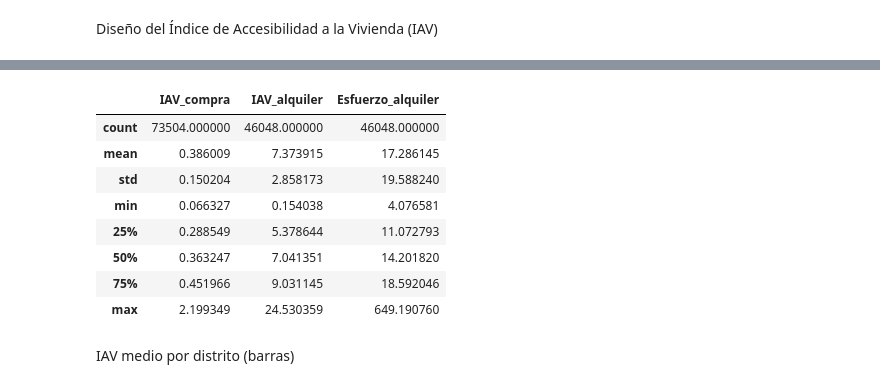
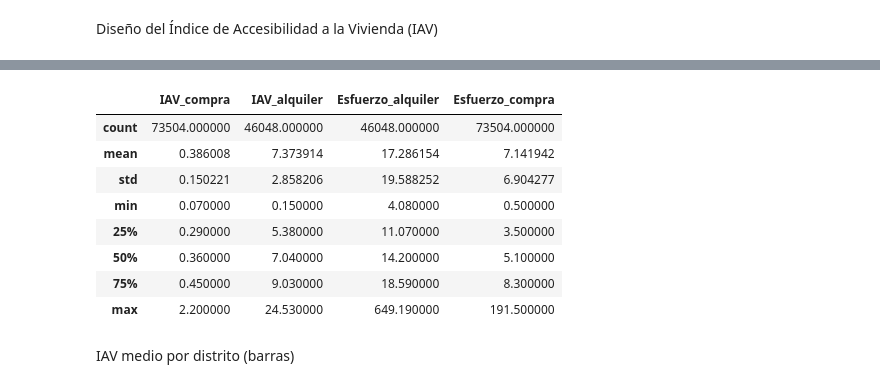
Before and after one commit to JorgeGM8/TFM_Data_Science, a Jupyter notebook: notebooks/Calculos_IAV.ipynb, the cells around one changed output, grey strips where cells are left out. Saved outputs shown, nothing was run; the diff lists cells and outputs as text; code cells hidden in the pictures.

```diff
--- a/notebooks/Calculos_IAV.ipynb
+++ b/notebooks/Calculos_IAV.ipynb
@@ -23,56 +5,58 @@ Requirement already satisfied: six>=1.5 in c:\programdata\anaconda3\lib\site-pac
 # 1. Carga y preparación del dataset
 # ===========================================
 import pandas as pd
-import numpy as np
 import matplotlib.pyplot as plt
 import seaborn as sns
-import geopandas as gpd
 
 # Cargar el dataset
-df = pd.read_csv("viviendas_2011_2024.csv")
+df = pd.read_csv("../data/final/viviendas_2011_2024.csv")
 
 # Superficie mínima normativa
 Sref = 40  # m²
 
 # ===========================================
 # 2. Cálculo de los indicadores
 # ===========================================
 
 # Filtrar datos por tipo de operación
 venta = df[df['Operacion'] == 'venta'].copy()
 alquiler = df[df['Operacion'] == 'alquiler'].copy()
 
 # ---- IAV-Compra ----
 # Precio total por vivienda mínima
 venta['coste_total_vivienda'] = df['Precio_ajustado'] * (Sref / df['Tamano'])
-venta['IAV_compra'] = venta['Renta_neta_hogar'] / venta['coste_total_vivienda']
+venta['IAV_compra'] = round(venta['Renta_neta_hogar'] / venta['coste_total_vivienda'], 2)
 
 # ---- IAV-Alquiler ----
 # Suponiendo que el Precio_ajustado es mensual, estimamos el coste anual mínimo
 alquiler['coste_anual_alquiler'] = (alquiler['Precio_ajustado'] / alquiler['Tamano']) * Sref * 12
-alquiler['IAV_alquiler'] = alquiler['Renta_neta_hogar'] / alquiler['coste_anual_alquiler']
+alquiler['IAV_alquiler'] = round(alquiler['Renta_neta_hogar'] / alquiler['coste_anual_alquiler'], 2)
 
 # ---- Esfuerzo de alquiler ----
 # Porcentaje de renta destinado al pago del alquiler
-alquiler['Esfuerzo_alquiler'] = (alquiler['coste_anual_alquiler'] / alquiler['Renta_neta_hogar']) * 100
+alquiler['Esfuerzo_alquiler'] = round((alquiler['coste_anual_alquiler'] / alquiler['Renta_neta_hogar']) * 100, 2)
+
+# ---- Esfuerzo de compra ----
+# Nivel de esfuerzo para la adquisición de vivienda (índice)
+venta['Esfuerzo_compra'] = round(venta['Precio_ajustado'] / venta['Renta_bruta_hogar'], 1)
 
 # Unir en un solo dataset
 df_iav = pd.concat([venta, alquiler], axis=0)
 
 # ===========================================
 # 3. Estadísticas descriptivas
 # ===========================================
-df_iav[['IAV_compra', 'IAV_alquiler', 'Esfuerzo_alquiler']].describe()
+df_iav[['IAV_compra', 'IAV_alquiler', 'Esfuerzo_alquiler', 'Esfuerzo_compra']].describe()
 # %% [output]
-|  | IAV_compra | IAV_alquiler | Esfuerzo_alquiler |
-| count | 73504.000000 | 46048.000000 | 46048.000000 |
-| mean | 0.386009 | 7.373915 | 17.286145 |
-| std | 0.150204 | 2.858173 | 19.588240 |
-| min | 0.066327 | 0.154038 | 4.076581 |
-| 25% | 0.288549 | 5.378644 | 11.072793 |
-| 50% | 0.363247 | 7.041351 | 14.201820 |
-| 75% | 0.451966 | 9.031145 | 18.592046 |
-| max | 2.199349 | 24.530359 | 649.190760 |
+|  | IAV_compra | IAV_alquiler | Esfuerzo_alquiler | Esfuerzo_compra |
+| count | 73504.000000 | 46048.000000 | 46048.000000 | 73504.000000 |
+| mean | 0.386008 | 7.373914 | 17.286154 | 7.141942 |
+| std | 0.150221 | 2.858206 | 19.588252 | 6.904277 |
+| min | 0.070000 | 0.150000 | 4.080000 | 0.500000 |
+| 25% | 0.290000 | 5.380000 | 11.070000 | 3.500000 |
+| 50% | 0.360000 | 7.040000 | 14.200000 | 5.100000 |
+| 75% | 0.450000 | 9.030000 | 18.590000 | 8.300000 |
+| max | 2.200000 | 24.530000 | 649.190000 | 191.500000 |
 # %% [markdown]
 IAV medio por distrito (barras)
 # %%
```
Also changed, not shown: parts of 7 cells of this notebook, 3 other files.
